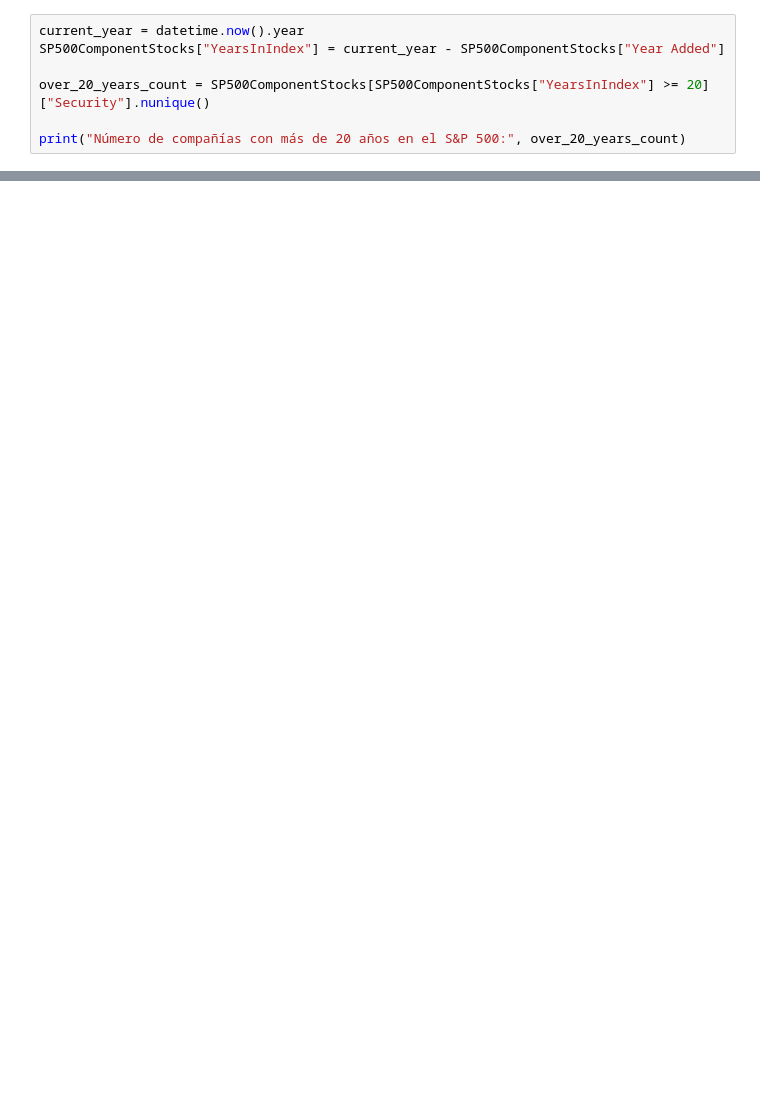
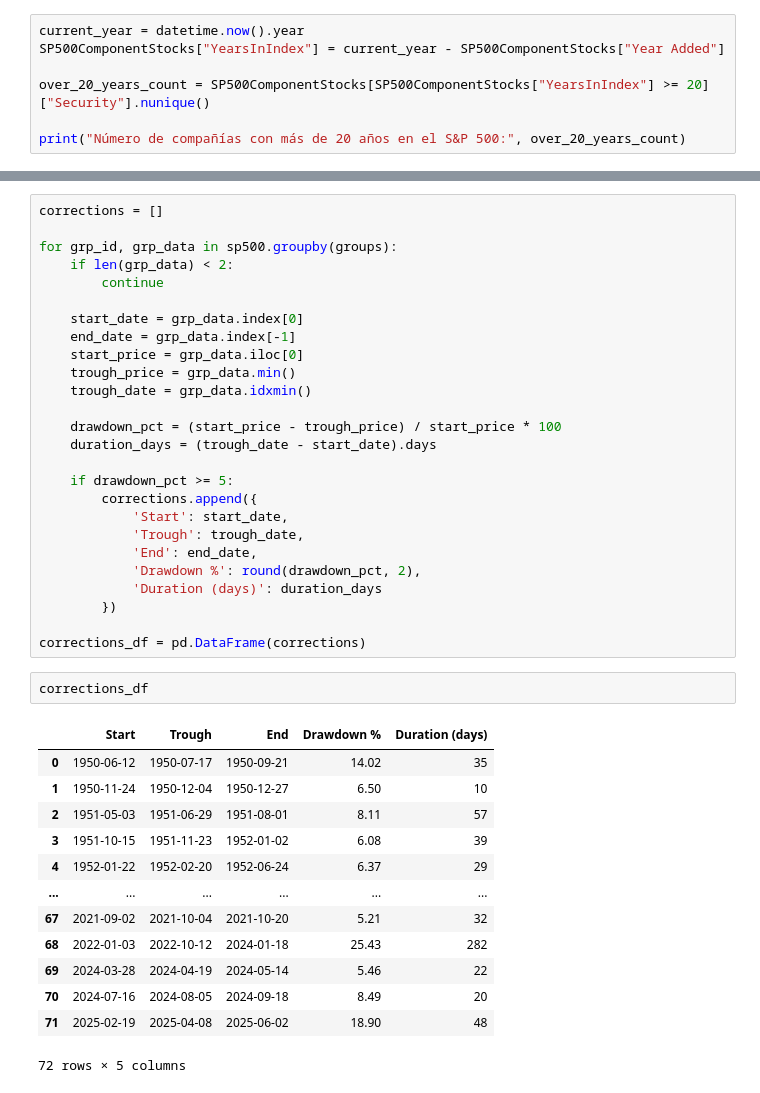
Before and after one commit to blindblackcat/assets, a Jupyter notebook: Homework001zoomcamp.ipynb, the cells around one changed output, grey strips where cells are left out. Cells and saved outputs as stored; diff of their text form; blank space fills up the shorter version.

```diff
--- a/Homework001zoomcamp.ipynb
+++ b/Homework001zoomcamp.ipynb
@@ -257,0 +462,42 @@ print("Número de compañías con más de 20 años en el S&P 500:", over_20_year
+# %%
+corrections = []
+
+for grp_id, grp_data in sp500.groupby(groups):
+    if len(grp_data) < 2:
+        continue
+
+    start_date = grp_data.index[0]
+    end_date = grp_data.index[-1]
+    start_price = grp_data.iloc[0]
+    trough_price = grp_data.min()
+    trough_date = grp_data.idxmin()
+
+    drawdown_pct = (start_price - trough_price) / start_price * 100
+    duration_days = (trough_date - start_date).days
+
+    if drawdown_pct >= 5:
+        corrections.append({
+            'Start': start_date,
+            'Trough': trough_date,
+            'End': end_date,
+            'Drawdown %': round(drawdown_pct, 2),
+            'Duration (days)': duration_days
+        })
+
+corrections_df = pd.DataFrame(corrections)
+# %%
+corrections_df
+# %% [output]
+|  | Start | Trough | End | Drawdown % | Duration (days) |
+| 0 | 1950-06-12 | 1950-07-17 | 1950-09-21 | 14.02 | 35 |
+| 1 | 1950-11-24 | 1950-12-04 | 1950-12-27 | 6.50 | 10 |
+| 2 | 1951-05-03 | 1951-06-29 | 1951-08-01 | 8.11 | 57 |
+| 3 | 1951-10-15 | 1951-11-23 | 1952-01-02 | 6.08 | 39 |
+| 4 | 1952-01-22 | 1952-02-20 | 1952-06-24 | 6.37 | 29 |
+| ... | ... | ... | ... | ... | ... |
+| 67 | 2021-09-02 | 2021-10-04 | 2021-10-20 | 5.21 | 32 |
+| 68 | 2022-01-03 | 2022-10-12 | 2024-01-18 | 25.43 | 282 |
+| 69 | 2024-03-28 | 2024-04-19 | 2024-05-14 | 5.46 | 22 |
+| 70 | 2024-07-16 | 2024-08-05 | 2024-09-18 | 8.49 | 20 |
+| 71 | 2025-02-19 | 2025-04-08 | 2025-06-02 | 18.90 | 48 |
+72 rows × 5 columns
```
Also changed, not shown: parts of 17 cells of this notebook.
